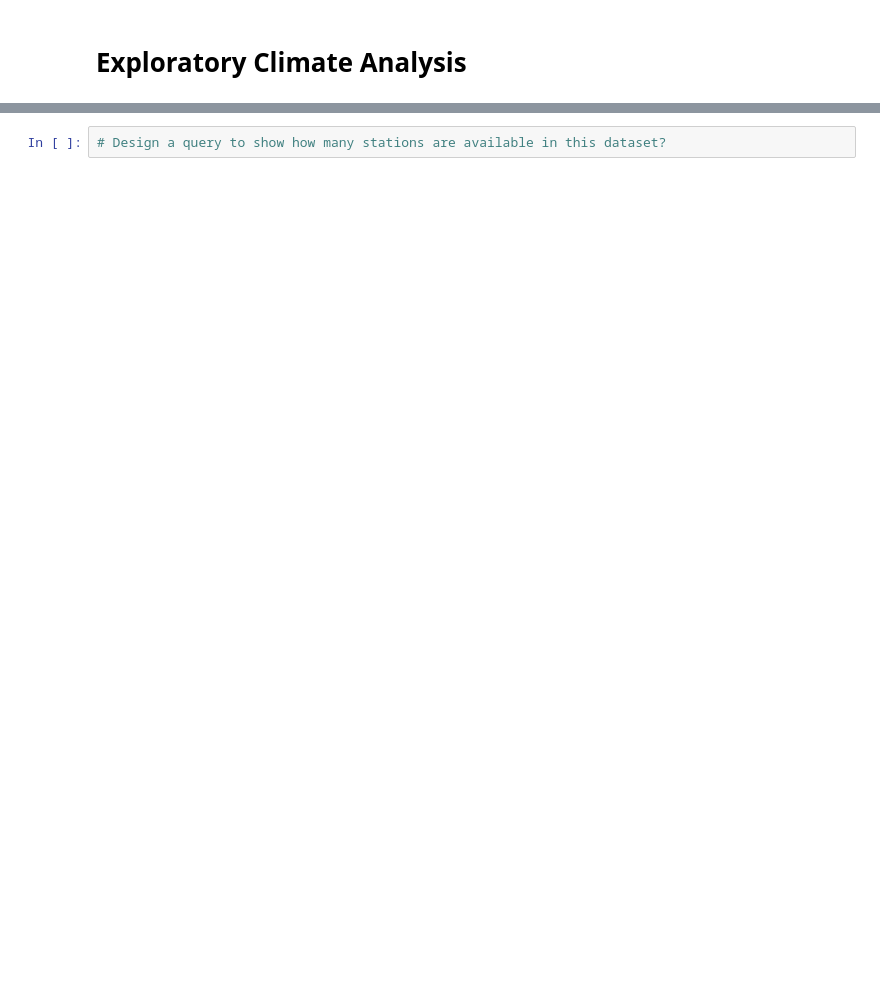
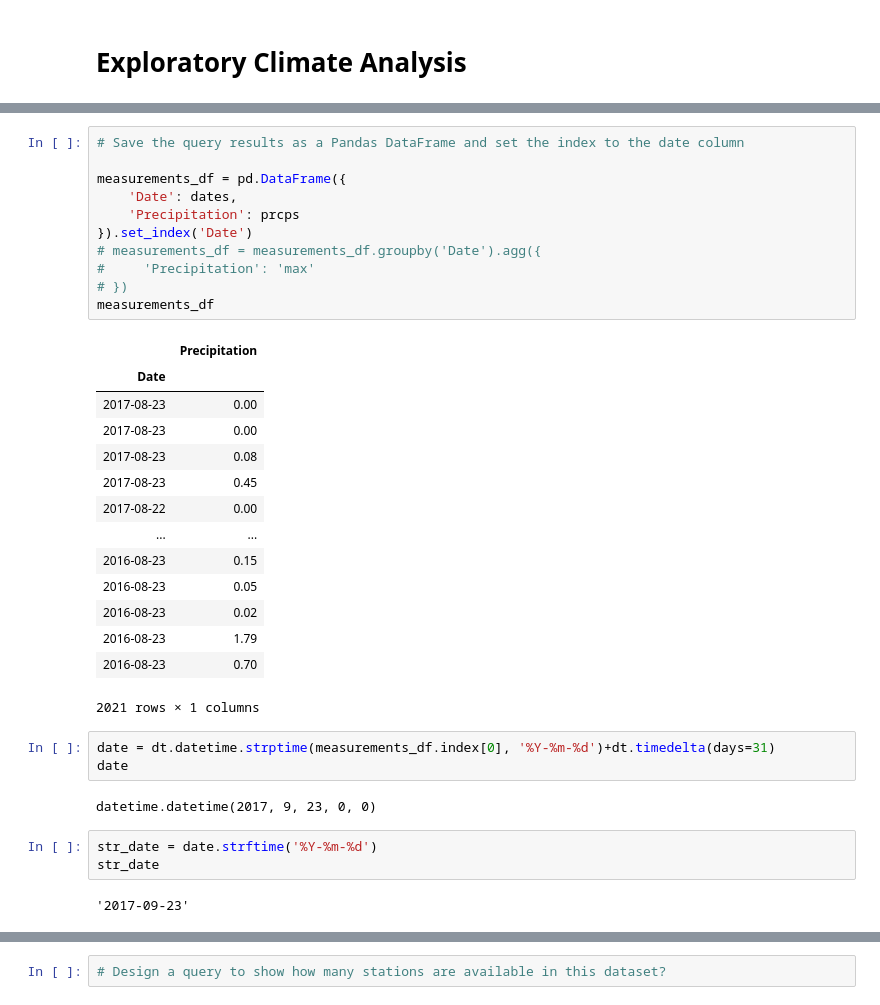
Before and after one commit to Gugunner/sqlalchemy-challenge, a Jupyter notebook: climate_starter.ipynb, the cells around one changed output, grey strips where cells are left out. Cells and saved outputs as stored; diff of their text form; blank space fills up the shorter version.

```diff
--- a/climate_starter.ipynb
+++ b/climate_starter.ipynb
@@ -46,0 +153,36 @@ engine = create_engine("sqlite:///Resources/hawaii.sqlite")
+# %%
+# Save the query results as a Pandas DataFrame and set the index to the date column
+
+measurements_df = pd.DataFrame({
+    'Date': dates,
+    'Precipitation': prcps
+}).set_index('Date')
+# measurements_df = measurements_df.groupby('Date').agg({
+#     'Precipitation': 'max'
+# })
+measurements_df
+# %% [output]
+|  | Precipitation |
+| Date |  |
+| 2017-08-23 | 0.00 |
+| 2017-08-23 | 0.00 |
+| 2017-08-23 | 0.08 |
+| 2017-08-23 | 0.45 |
+| 2017-08-22 | 0.00 |
+| ... | ... |
+| 2016-08-23 | 0.15 |
+| 2016-08-23 | 0.05 |
+| 2016-08-23 | 0.02 |
+| 2016-08-23 | 1.79 |
+| 2016-08-23 | 0.70 |
+2021 rows × 1 columns
+# %%
+date = dt.datetime.strptime(measurements_df.index[0], '%Y-%m-%d')+dt.timedelta(days=31)
+date
+# %% [output]
+datetime.datetime(2017, 9, 23, 0, 0)
+# %%
+str_date = date.strftime('%Y-%m-%d')
+str_date
+# %% [output]
+'2017-09-23'
```
Also changed, not shown: parts of 30 cells of this notebook.
